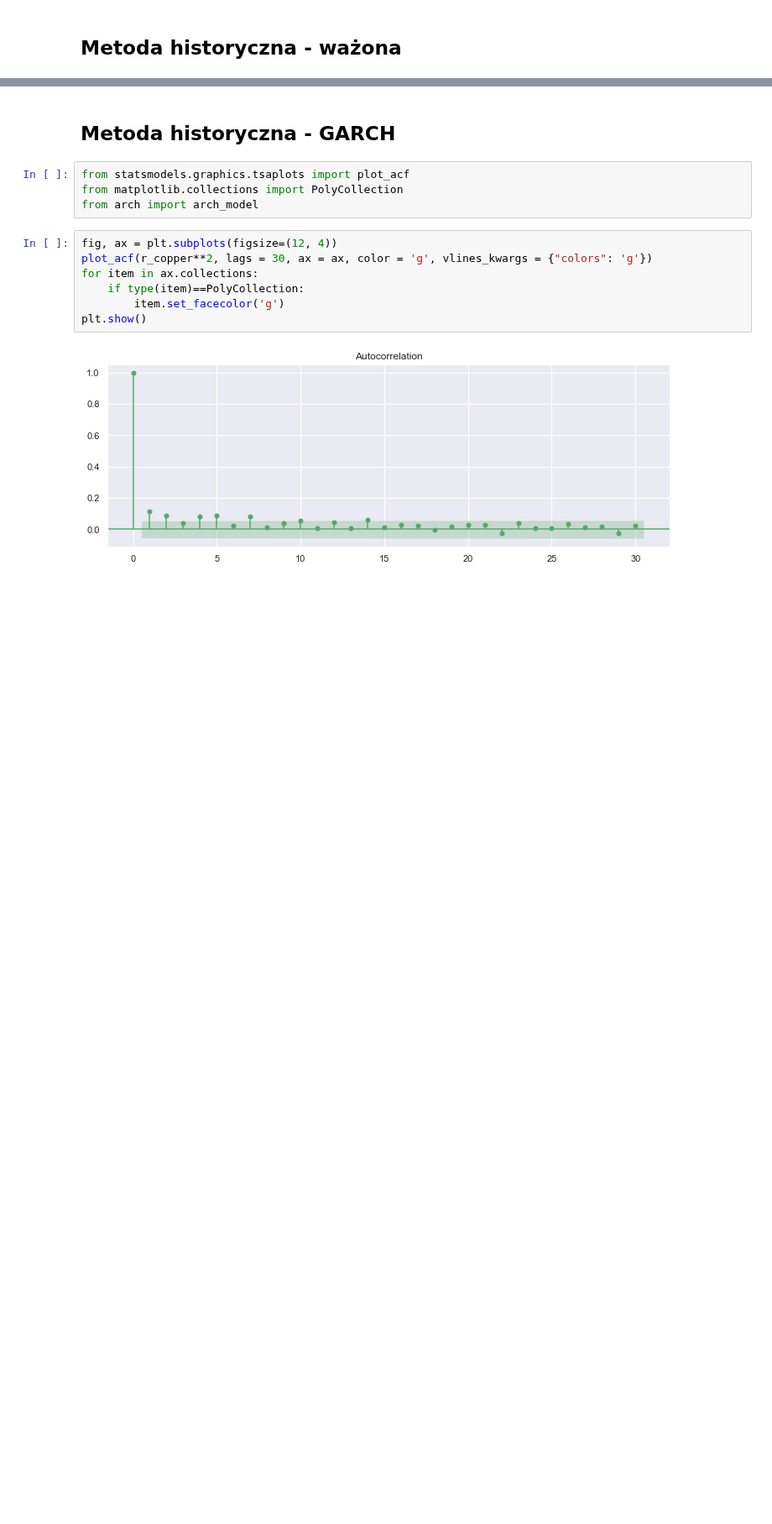
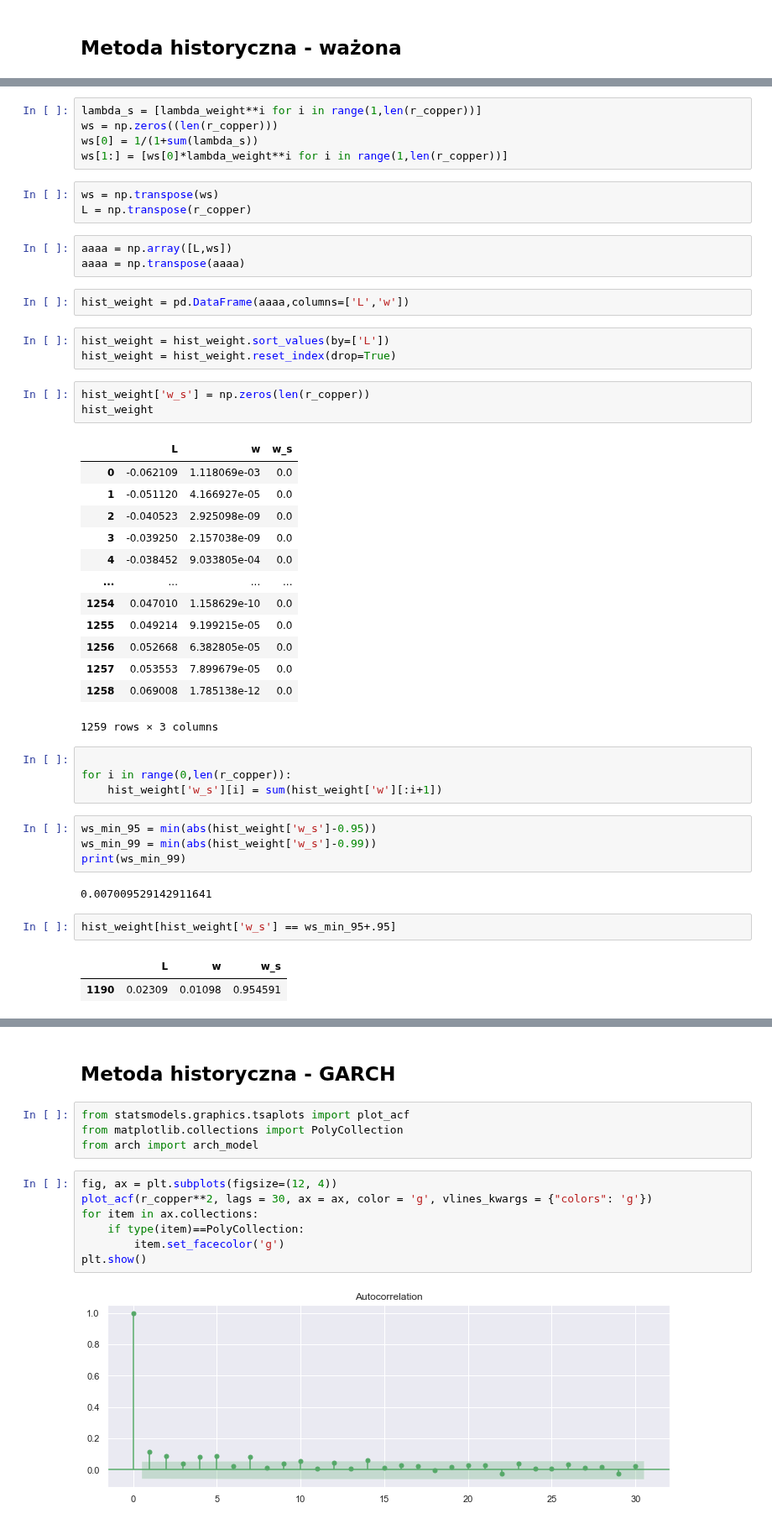
Before and after one commit to Szymex49/NVIDIA_risk_management, a Jupyter notebook: Raport_4/Wiktorowski.ipynb, the cells around one changed output, grey strips where cells are left out. Shown at 84% size. Saved outputs shown, nothing was run; the diff lists cells and outputs as text; blank space fills up the shorter version.

```diff
--- a/Raport_4/Wiktorowski.ipynb
+++ b/Raport_4/Wiktorowski.ipynb
@@ -83,0 +139,48 @@ draw_ret(copper, 'peru', 'Logarytmiczne stopy zwrotu')
+# %%
+lambda_s = [lambda_weight**i for i in range(1,len(r_copper))]
+ws = np.zeros((len(r_copper)))
+ws[0] = 1/(1+sum(lambda_s))
+ws[1:] = [ws[0]*lambda_weight**i for i in range(1,len(r_copper))]
+# %%
+ws = np.transpose(ws)
+L = np.transpose(r_copper)
+# %%
+aaaa = np.array([L,ws])
+aaaa = np.transpose(aaaa)
+# %%
+hist_weight = pd.DataFrame(aaaa,columns=['L','w'])
+# %%
+hist_weight = hist_weight.sort_values(by=['L'])
+hist_weight = hist_weight.reset_index(drop=True)
+# %%
+hist_weight['w_s'] = np.zeros(len(r_copper))
+hist_weight
+# %% [output]
+|  | L | w | w_s |
+| 0 | -0.062109 | 1.118069e-03 | 0.0 |
+| 1 | -0.051120 | 4.166927e-05 | 0.0 |
+| 2 | -0.040523 | 2.925098e-09 | 0.0 |
+| 3 | -0.039250 | 2.157038e-09 | 0.0 |
+| 4 | -0.038452 | 9.033805e-04 | 0.0 |
+| ... | ... | ... | ... |
+| 1254 | 0.047010 | 1.158629e-10 | 0.0 |
+| 1255 | 0.049214 | 9.199215e-05 | 0.0 |
+| 1256 | 0.052668 | 6.382805e-05 | 0.0 |
+| 1257 | 0.053553 | 7.899679e-05 | 0.0 |
+| 1258 | 0.069008 | 1.785138e-12 | 0.0 |
+1259 rows × 3 columns
+# %%
+
+for i in range(0,len(r_copper)):
+    hist_weight['w_s'][i] = sum(hist_weight['w'][:i+1])
+# %%
+ws_min_95 = min(abs(hist_weight['w_s']-0.95))
+ws_min_99 = min(abs(hist_weight['w_s']-0.99))
+print(ws_min_99)
+# %% [output]
+0.007009529142911641
+# %%
+hist_weight[hist_weight['w_s'] == ws_min_95+.95]
+# %% [output]
+|  | L | w | w_s |
+| 1190 | 0.02309 | 0.01098 | 0.954591 |
```
Also changed, not shown: parts of 13 cells of this notebook.
